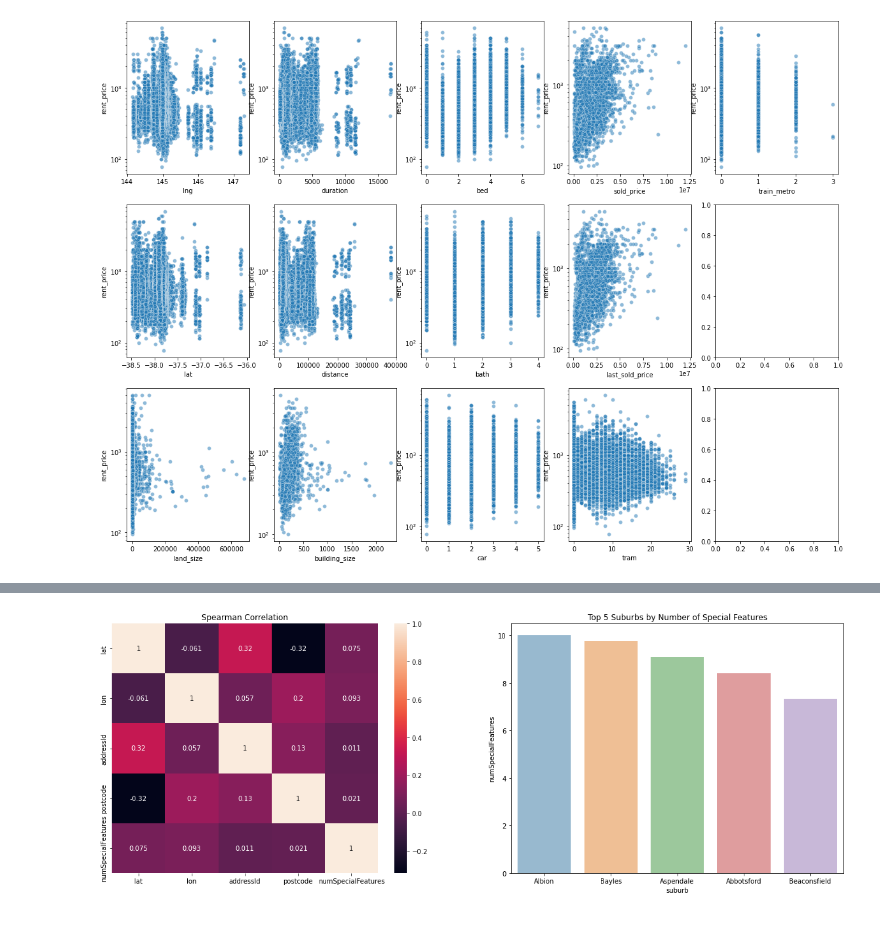
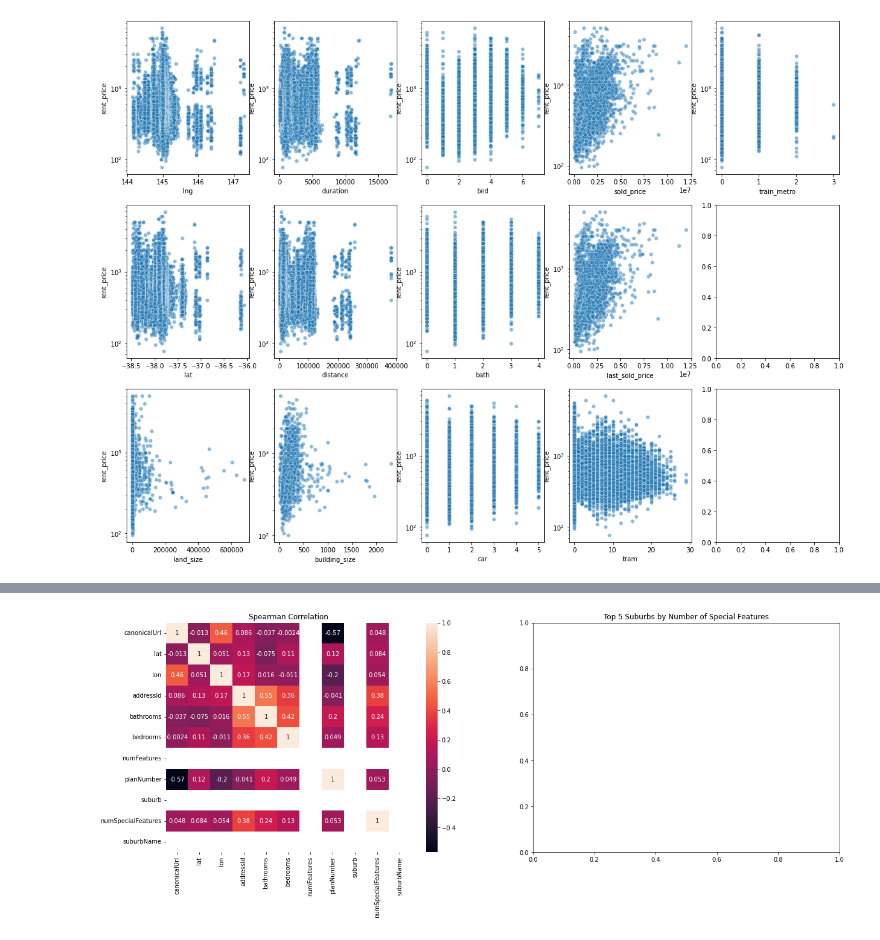
Before and after one commit to MAST30034-Applied-Data-Science/generic-real-estate-consulting-project-group-59, a Jupyter notebook: notebooks/Internal Features.ipynb, the cells around one changed output, grey strips where cells are left out. Saved outputs shown, nothing was run; the diff lists cells and outputs as text; code cells hidden in the pictures.

```diff
--- a/notebooks/Internal Features.ipynb
+++ b/notebooks/Internal Features.ipynb
@@ -252,7 +255,7 @@ fig.savefig("../plots/prop_rent_scatter.png")
 # %%
 
 # Read the property data
-propertyData = pd.read_csv("../data/raw/properties.csv")
+propertyData = pd.read_csv("../data/raw/properties.csv", index_col=0)
 
 propertyData.head()
 # %% [output]
@@ -266,7 +279,7 @@ propertyData.head()
 # %%
 
 # Get the number of special features
-propertyData["numSpecialFeatures"] = propertyData["numFeatures"].dropna()\
+propertyData["numSpecialFeatures"] = propertyData["created"].dropna()\
     .apply(lambda s : len(s.split(" ")))
 
 propertyData = propertyData.sort_values(by = "numSpecialFeatures", ascending = False)
@@ -310,18 +325,18 @@ propertyDataBySuburb.to_csv("../data/curated/propertyDataSuburbSpecialFeatures.c
 # %%
 
 figure, (axis1, axis2) = plt.subplots(nrows = 1, ncols = 2, figsize = (20, 7))
 
 sns.heatmap(propertyData.corr(method = "spearman"), annot = True, ax = axis1)
 axis1.set_title("Spearman Correlation")
 
-sns.barplot(
-    data = propertyDataBySuburb.head(5),
-    x = "suburb", y = "numSpecialFeatures",
-    alpha = 0.5, ax = axis2,
-)
+# sns.barplot(
+#     data = propertyDataBySuburb.head(5),
+#     x = "suburb", y = "numSpecialFeatures",
+#     alpha = 0.5, ax = axis2,
+# )
 
 axis2.set_title("Top 5 Suburbs by Number of Special Features")
 
 figure.savefig("../plots/propertyDataSuburbSpecialFeatures.png")
 # %% [output]
-[figure, old version]
+[figure, new version]
```
Also changed, not shown: parts of 5 cells of this notebook, 2 other files.
